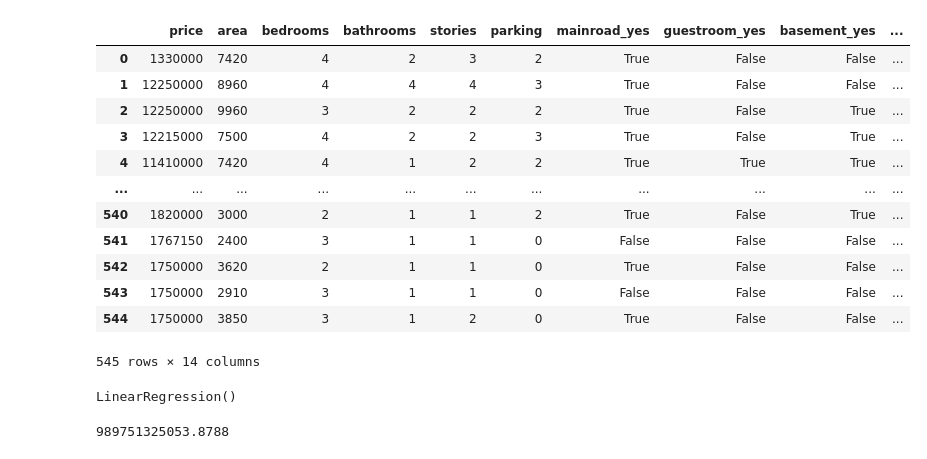
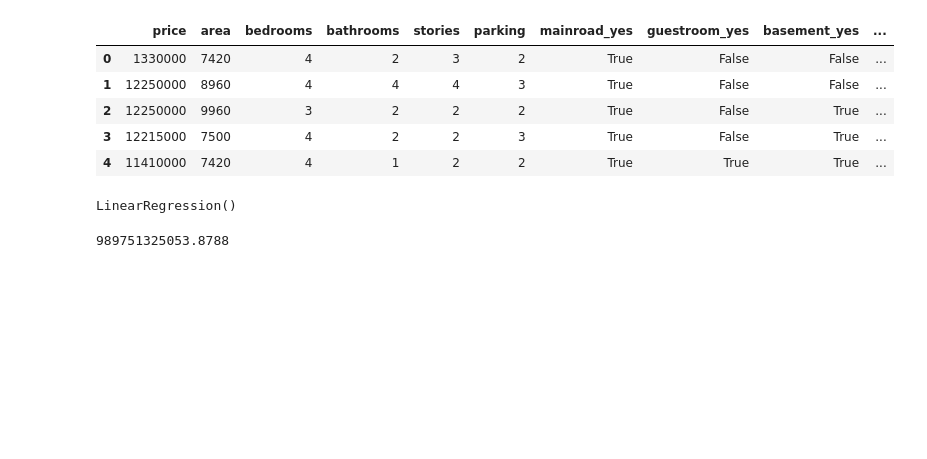
Before and after one commit to Mahesh899/DSBDAL, a Jupyter notebook: DSBDAL_4.ipynb, the cells around one changed output. Drawn from its saved outputs; the diff is of its cells as text; code cells hidden in the pictures; blank space fills up the shorter version.

```diff
--- a/DSBDAL_4.ipynb
+++ b/DSBDAL_4.ipynb
@@ -22,21 +15,14 @@ data
 # %%
 data.isnull().sum()
 data = pd.get_dummies(data, drop_first=True)
-data
+data.head()
 # %% [output]
 |  | price | area | bedrooms | bathrooms | stories | parking | mainroad_yes | guestroom_yes | basement_yes | ... |
 | 0 | 1330000 | 7420 | 4 | 2 | 3 | 2 | True | False | False | ... |
 | 1 | 12250000 | 8960 | 4 | 4 | 4 | 3 | True | False | False | ... |
 | 2 | 12250000 | 9960 | 3 | 2 | 2 | 2 | True | False | True | ... |
 | 3 | 12215000 | 7500 | 4 | 2 | 2 | 3 | True | False | True | ... |
 | 4 | 11410000 | 7420 | 4 | 1 | 2 | 2 | True | True | True | ... |
-| ... | ... | ... | ... | ... | ... | ... | ... | ... | ... | ... |
-| 540 | 1820000 | 3000 | 2 | 1 | 1 | 2 | True | False | True | ... |
-| 541 | 1767150 | 2400 | 3 | 1 | 1 | 0 | False | False | False | ... |
-| 542 | 1750000 | 3620 | 2 | 1 | 1 | 0 | True | False | False | ... |
-| 543 | 1750000 | 2910 | 3 | 1 | 1 | 0 | False | False | False | ... |
-| 544 | 1750000 | 3850 | 3 | 1 | 2 | 0 | True | False | False | ... |
-545 rows × 14 columns
 # %%
 x = data.drop(['price'], axis = 1)
 y = data['price']
```
Also changed, not shown: parts of 1 cell of this notebook.
